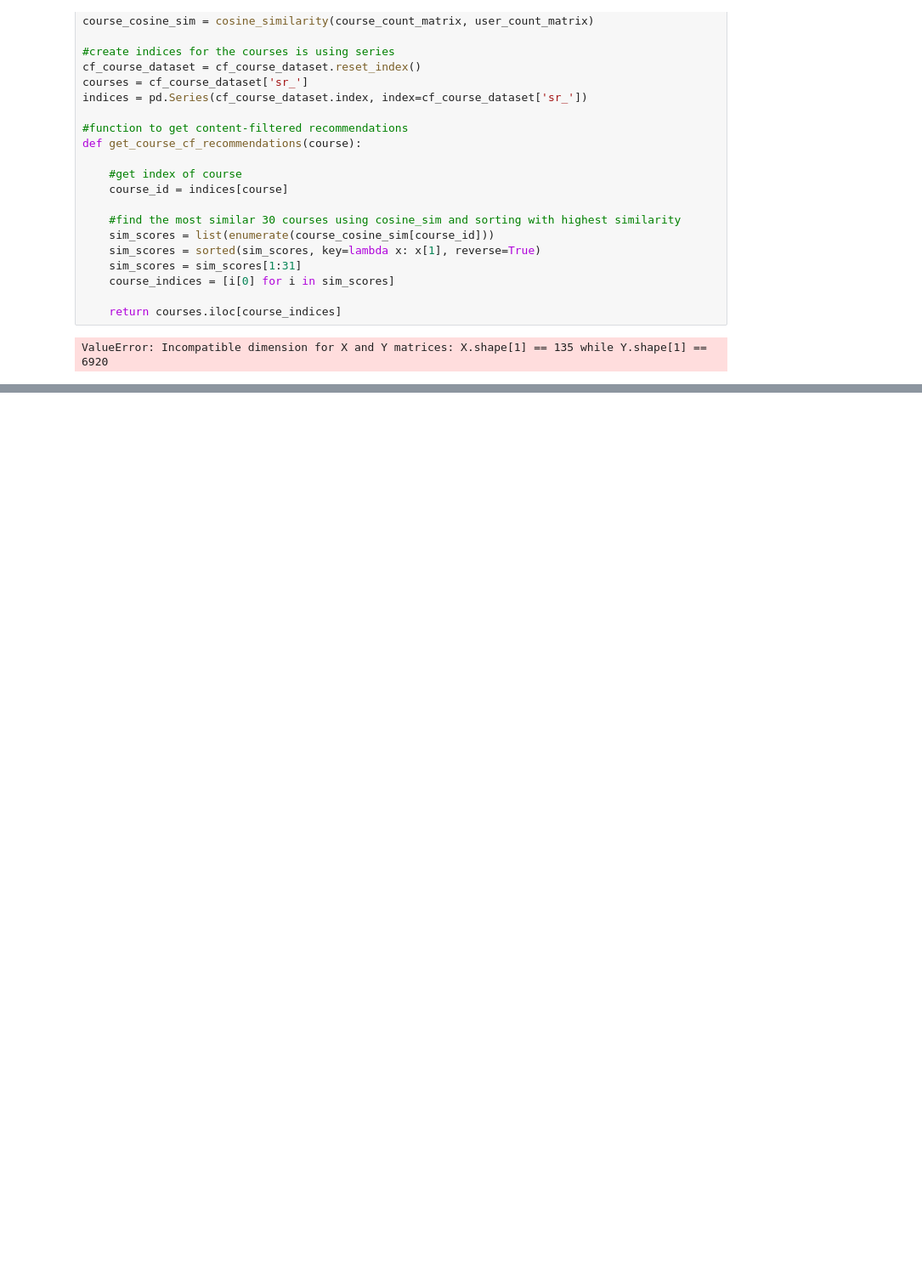
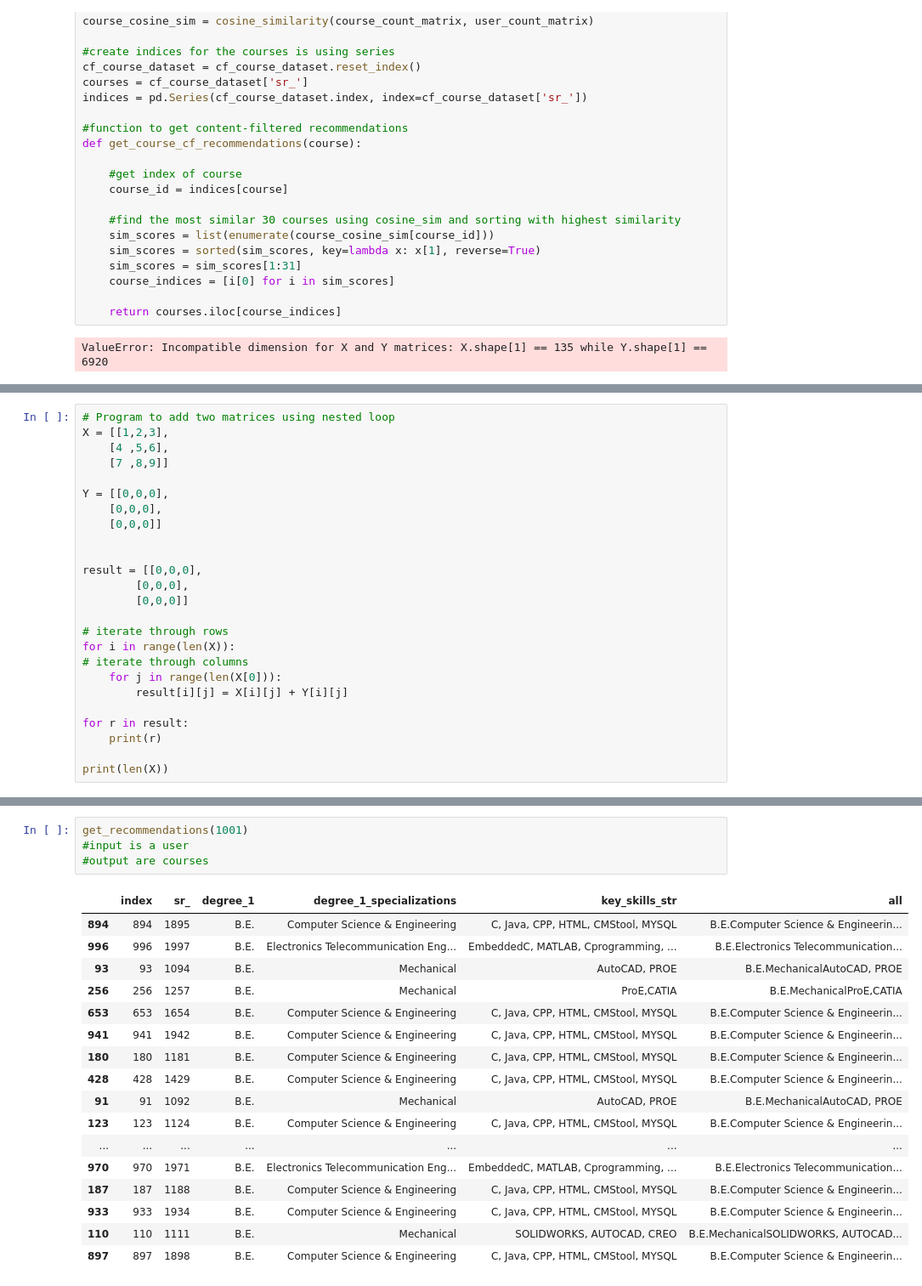
Before and after one commit to britneyv/Personalised-Course-Recommender-System, a Jupyter notebook: Content-Filtering_Experiments.ipynb, the cells around one changed output, grey strips where cells are left out. Shown at 85% size. Saved outputs shown, nothing was run; the diff lists cells and outputs as text; blank space fills up the shorter version.

```diff
--- a/Content-Filtering_Experiments.ipynb
+++ b/Content-Filtering_Experiments.ipynb
@@ -636,0 +715,25 @@ ValueError: Incompatible dimension for X and Y matrices: X.shape[1] == 135 while
+# %%
+# Program to add two matrices using nested loop
+X = [[1,2,3],
+    [4 ,5,6],
+    [7 ,8,9]]
+
+Y = [[0,0,0],
+    [0,0,0],
+    [0,0,0]]
+
+
+result = [[0,0,0],
+        [0,0,0],
+        [0,0,0]]
+
+# iterate through rows
+for i in range(len(X)):
+# iterate through columns
+    for j in range(len(X[0])):
+        result[i][j] = X[i][j] + Y[i][j]
+
+for r in result:
+    print(r)
+
+print(len(X))
@@ -636,0 +906,22 @@ ValueError: Incompatible dimension for X and Y matrices: X.shape[1] == 135 while
+# %%
+get_recommendations(1001)
+#input is a user
+#output are courses
+# %% [output]
+|  | index | sr_ | degree_1 | degree_1_specializations | key_skills_str | all |
+| 894 | 894 | 1895 | B.E. | Computer Science & Engineering | C, Java, CPP, HTML, CMStool, MYSQL | B.E.Computer Science & Engineerin... |
+| 996 | 996 | 1997 | B.E. | Electronics Telecommunication Eng... | EmbeddedC, MATLAB, Cprogramming, ... | B.E.Electronics Telecommunication... |
+| 93 | 93 | 1094 | B.E. | Mechanical | AutoCAD, PROE | B.E.MechanicalAutoCAD, PROE |
+| 256 | 256 | 1257 | B.E. | Mechanical | ProE,CATIA | B.E.MechanicalProE,CATIA |
+| 653 | 653 | 1654 | B.E. | Computer Science & Engineering | C, Java, CPP, HTML, CMStool, MYSQL | B.E.Computer Science & Engineerin... |
+| 941 | 941 | 1942 | B.E. | Computer Science & Engineering | C, Java, CPP, HTML, CMStool, MYSQL | B.E.Computer Science & Engineerin... |
+| 180 | 180 | 1181 | B.E. | Computer Science & Engineering | C, Java, CPP, HTML, CMStool, MYSQL | B.E.Computer Science & Engineerin... |
+| 428 | 428 | 1429 | B.E. | Computer Science & Engineering | C, Java, CPP, HTML, CMStool, MYSQL | B.E.Computer Science & Engineerin... |
+| 91 | 91 | 1092 | B.E. | Mechanical | AutoCAD, PROE | B.E.MechanicalAutoCAD, PROE |
+| 123 | 123 | 1124 | B.E. | Computer Science & Engineering | C, Java, CPP, HTML, CMStool, MYSQL | B.E.Computer Science & Engineerin... |
+| ... | ... | ... | ... | ... | ... | ... |
+| 970 | 970 | 1971 | B.E. | Electronics Telecommunication Eng... | EmbeddedC, MATLAB, Cprogramming, ... | B.E.Electronics Telecommunication... |
+| 187 | 187 | 1188 | B.E. | Computer Science & Engineering | C, Java, CPP, HTML, CMStool, MYSQL | B.E.Computer Science & Engineerin... |
+| 933 | 933 | 1934 | B.E. | Computer Science & Engineering | C, Java, CPP, HTML, CMStool, MYSQL | B.E.Computer Science & Engineerin... |
+| 110 | 110 | 1111 | B.E. | Mechanical | SOLIDWORKS, AUTOCAD, CREO | B.E.MechanicalSOLIDWORKS, AUTOCAD... |
+| 897 | 897 | 1898 | B.E. | Computer Science & Engineering | C, Java, CPP, HTML, CMStool, MYSQL | B.E.Computer Science & Engineerin... |
```
Also changed, not shown: parts of 12 cells of this notebook.
